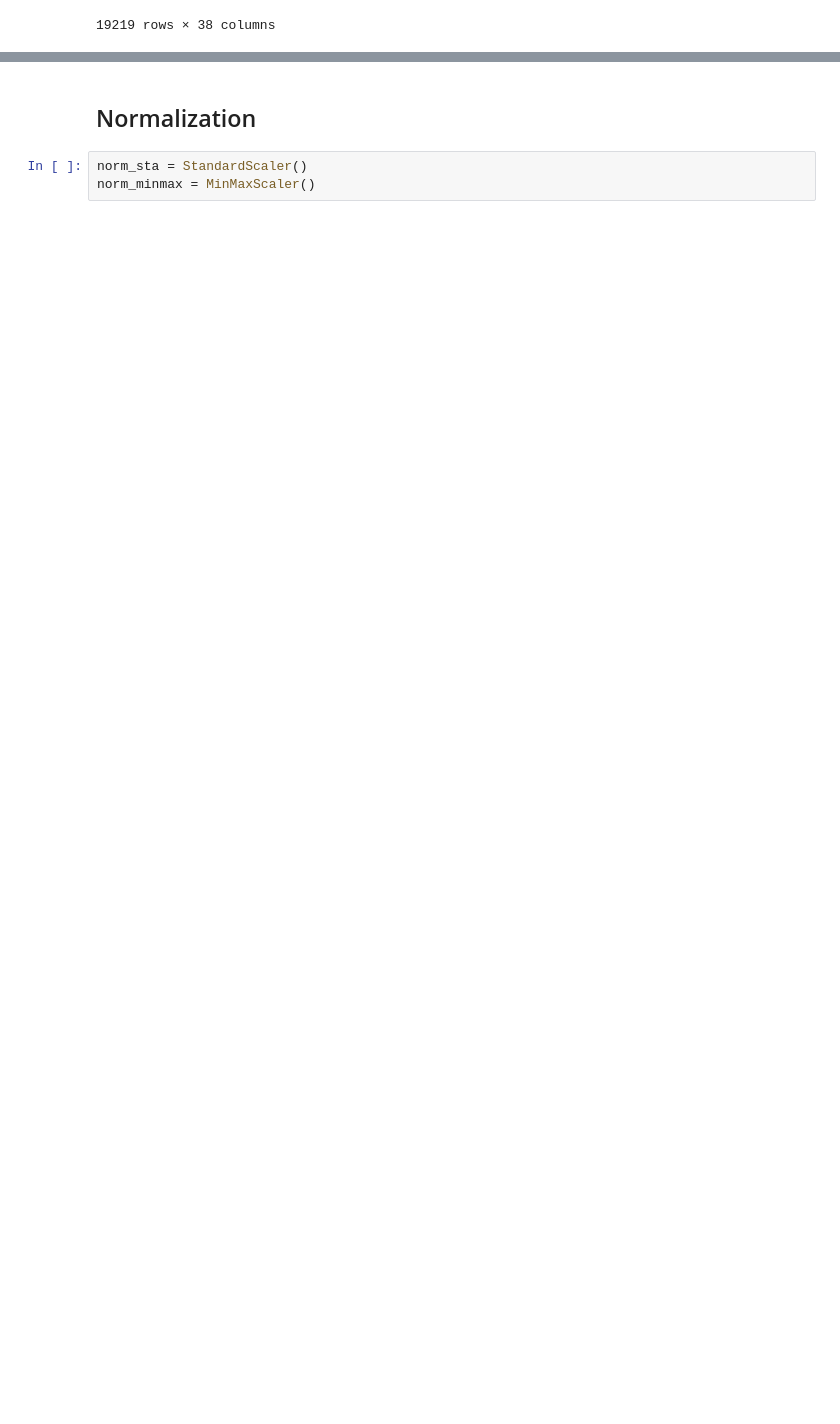
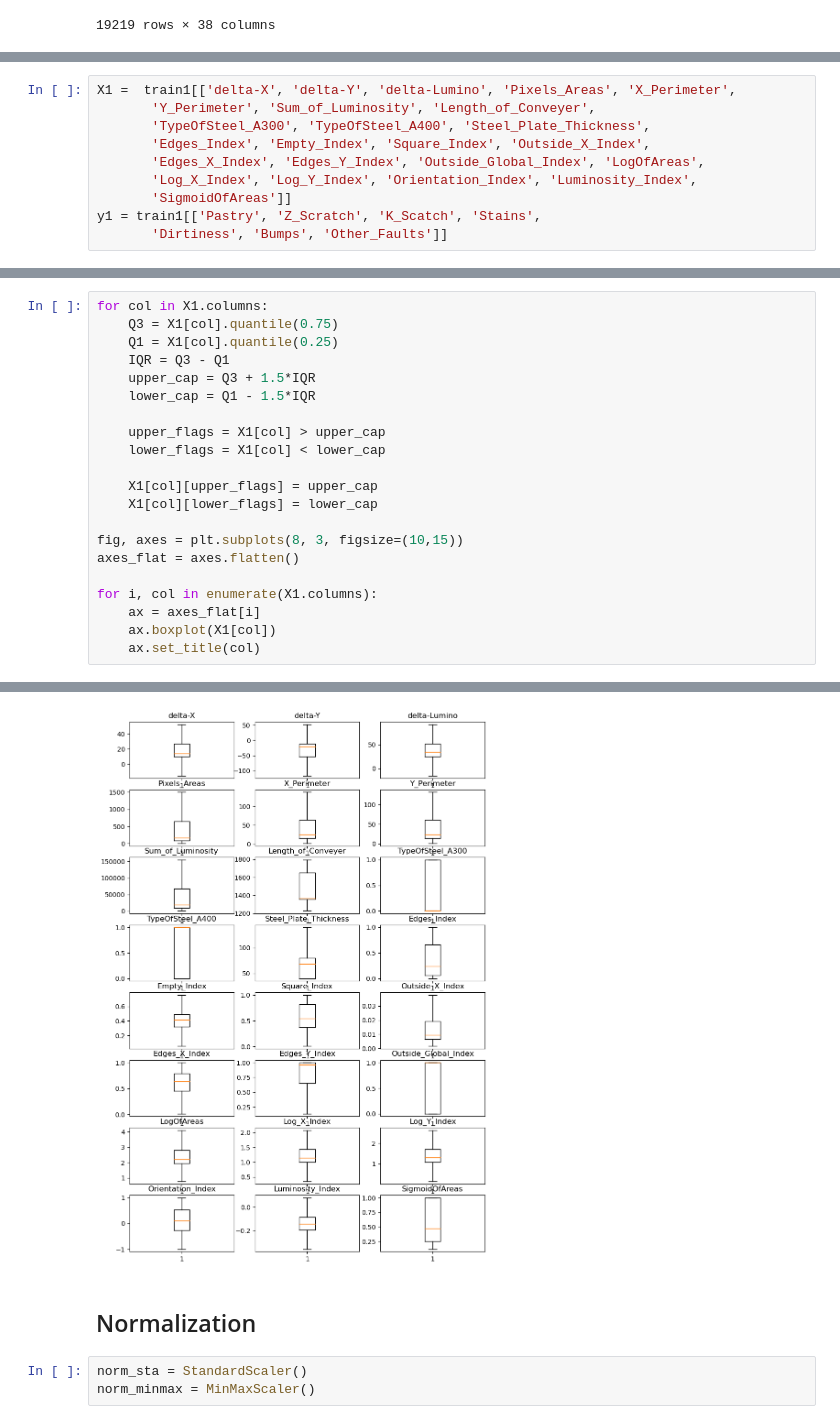
Before and after one commit to mohammadrezahosseini1999/PlayGround-Competition, a Jupyter notebook: Steel Plate Defect Prediction/Exp1.ipynb, the cells around one changed output, grey strips where cells are left out. Drawn from its saved outputs; the diff is of its cells as text; blank space fills up the shorter version.

```diff
--- a/Steel Plate Defect Prediction/Exp1.ipynb
+++ b/Steel Plate Defect Prediction/Exp1.ipynb
@@ -70,0 +85,10 @@ train1
+# %%
+X1 =  train1[['delta-X', 'delta-Y', 'delta-Lumino', 'Pixels_Areas', 'X_Perimeter',
+       'Y_Perimeter', 'Sum_of_Luminosity', 'Length_of_Conveyer',
+       'TypeOfSteel_A300', 'TypeOfSteel_A400', 'Steel_Plate_Thickness',
+       'Edges_Index', 'Empty_Index', 'Square_Index', 'Outside_X_Index',
+       'Edges_X_Index', 'Edges_Y_Index', 'Outside_Global_Index', 'LogOfAreas',
+       'Log_X_Index', 'Log_Y_Index', 'Orientation_Index', 'Luminosity_Index',
+       'SigmoidOfAreas']]
+y1 = train1[['Pastry', 'Z_Scratch', 'K_Scatch', 'Stains',
+       'Dirtiness', 'Bumps', 'Other_Faults']]
@@ -70,0 +97,22 @@ train1
+# %%
+for col in X1.columns:
+    Q3 = X1[col].quantile(0.75)
+    Q1 = X1[col].quantile(0.25)
+    IQR = Q3 - Q1
+    upper_cap = Q3 + 1.5*IQR
+    lower_cap = Q1 - 1.5*IQR
+
+    upper_flags = X1[col] > upper_cap
+    lower_flags = X1[col] < lower_cap
+
+    X1[col][upper_flags] = upper_cap
+    X1[col][lower_flags] = lower_cap
+
+fig, axes = plt.subplots(8, 3, figsize=(10,15))
+axes_flat = axes.flatten()
+
+for i, col in enumerate(X1.columns):
+    ax = axes_flat[i]
+    ax.boxplot(X1[col])
+    ax.set_title(col)
+# %% [output]
@@ -71,3 +136,4 @@ train1
+[figure, added]
 # %% [markdown]
 ## Normalization
 # %%
```
Also changed, not shown: parts of 6 cells of this notebook.
